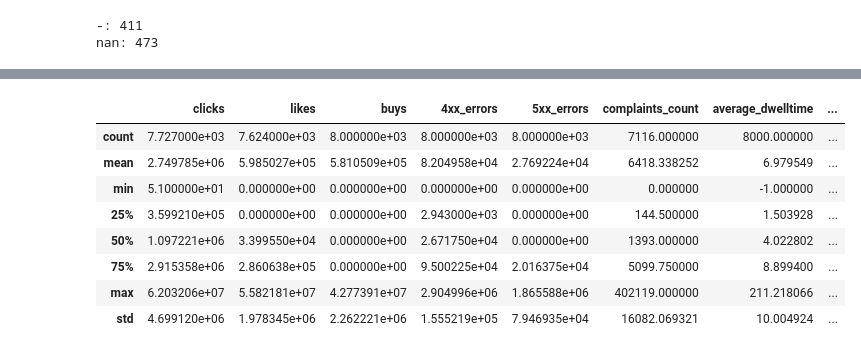
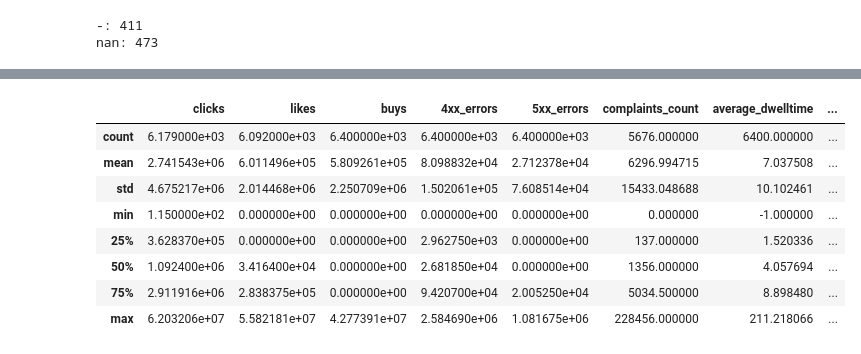
Before and after one commit to puck3/mai-ml-course, a Jupyter notebook: Lab_2/model.ipynb, the cells around one changed output, grey strips where cells are left out. Saved outputs shown, nothing was run; the diff lists cells and outputs as text; code cells hidden in the pictures.

```diff
--- a/Lab_2/model.ipynb
+++ b/Lab_2/model.ipynb
@@ -52,4 +44,4 @@ Name: count, dtype: int64
 # %%
-one_hot_category = pd.get_dummies(domains['category'], dtype=int)
-domains = domains.join(one_hot_category).drop('category', axis=1)
-domains.head()
+# one_hot_category = pd.get_dummies(domains['category'], dtype=int)
+# domains = domains.join(one_hot_category).drop('category', axis=1)
+# domains.head()
@@ -72,7 +57,7 @@ nan: 473
 domains.loc[domains['complaints_count'] == '-', 'complaints_count'] = float('nan')
 domains['complaints_count'] = domains['complaints_count'].astype(float)
 
-domains['date_of_registration'] = pd.to_datetime(domains['date_of_registration'])
+domains['age'] = (pd.Timestamp('2024-09-30') - pd.to_datetime(domains['date_of_registration'])) / pd.Timedelta(days=365)
 
 domains.info()
 # %% [output]
@@ -95,0 +91,9 @@ memory usage: 1.2 MB
+# %%
+train, test = train_test_split(
+    domains.drop(['date_of_registration'], axis=1),
+    test_size=0.2,
+    shuffle=True,
+    stratify=None
+)
+print_shape(train)
+print_shape(test)
@@ -96,12 +110,12 @@ memory usage: 1.2 MB
 # %%
-domains.describe()
+train.describe()
 # %% [output]
 |  | clicks | likes | buys | 4xx_errors | 5xx_errors | complaints_count | average_dwelltime | ... |
-| count | 7.727000e+03 | 7.624000e+03 | 8.000000e+03 | 8.000000e+03 | 8.000000e+03 | 7116.000000 | 8000.000000 | ... |
-| mean | 2.749785e+06 | 5.985027e+05 | 5.810509e+05 | 8.204958e+04 | 2.769224e+04 | 6418.338252 | 6.979549 | ... |
-| min | 5.100000e+01 | 0.000000e+00 | 0.000000e+00 | 0.000000e+00 | 0.000000e+00 | 0.000000 | -1.000000 | ... |
-| 25% | 3.599210e+05 | 0.000000e+00 | 0.000000e+00 | 2.943000e+03 | 0.000000e+00 | 144.500000 | 1.503928 | ... |
-| 50% | 1.097221e+06 | 3.399550e+04 | 0.000000e+00 | 2.671750e+04 | 0.000000e+00 | 1393.000000 | 4.022802 | ... |
-| 75% | 2.915358e+06 | 2.860638e+05 | 0.000000e+00 | 9.500225e+04 | 2.016375e+04 | 5099.750000 | 8.899400 | ... |
-| max | 6.203206e+07 | 5.582181e+07 | 4.277391e+07 | 2.904996e+06 | 1.865588e+06 | 402119.000000 | 211.218066 | ... |
-| std | 4.699120e+06 | 1.978345e+06 | 2.262221e+06 | 1.555219e+05 | 7.946935e+04 | 16082.069321 | 10.004924 | ... |
+| count | 6.179000e+03 | 6.092000e+03 | 6.400000e+03 | 6.400000e+03 | 6.400000e+03 | 5676.000000 | 6400.000000 | ... |
+| mean | 2.741543e+06 | 6.011496e+05 | 5.809261e+05 | 8.098832e+04 | 2.712378e+04 | 6296.994715 | 7.037508 | ... |
+| std | 4.675217e+06 | 2.014468e+06 | 2.250709e+06 | 1.502061e+05 | 7.608514e+04 | 15433.048688 | 10.102461 | ... |
+| min | 1.150000e+02 | 0.000000e+00 | 0.000000e+00 | 0.000000e+00 | 0.000000e+00 | 0.000000 | -1.000000 | ... |
+| 25% | 3.628370e+05 | 0.000000e+00 | 0.000000e+00 | 2.962750e+03 | 0.000000e+00 | 137.000000 | 1.520336 | ... |
+| 50% | 1.092400e+06 | 3.416400e+04 | 0.000000e+00 | 2.681850e+04 | 0.000000e+00 | 1356.000000 | 4.057694 | ... |
+| 75% | 2.911916e+06 | 2.838375e+05 | 0.000000e+00 | 9.420700e+04 | 2.005250e+04 | 5034.500000 | 8.898480 | ... |
+| max | 6.203206e+07 | 5.582181e+07 | 4.277391e+07 | 2.584690e+06 | 1.081675e+06 | 228456.000000 | 211.218066 | ... |
```
Also changed, not shown: parts of 33 cells of this notebook, 5 other files.
